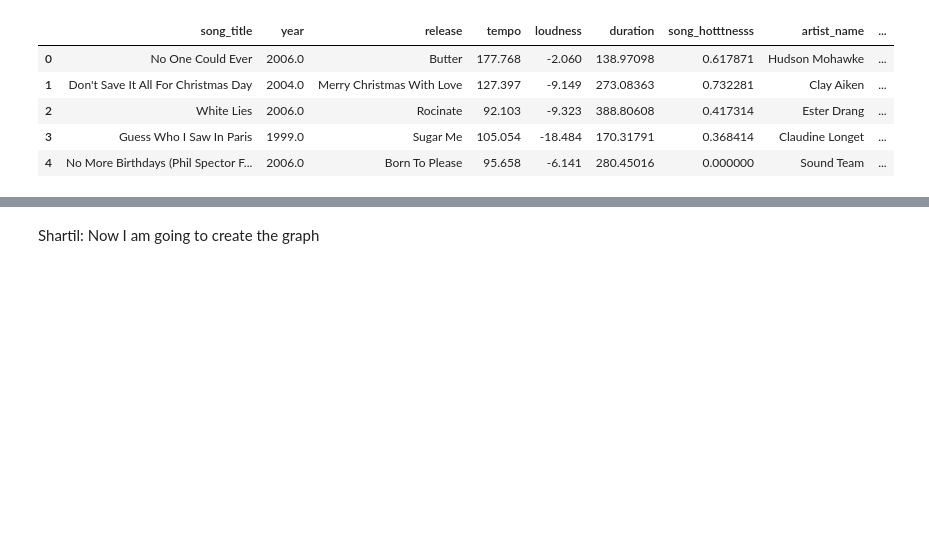
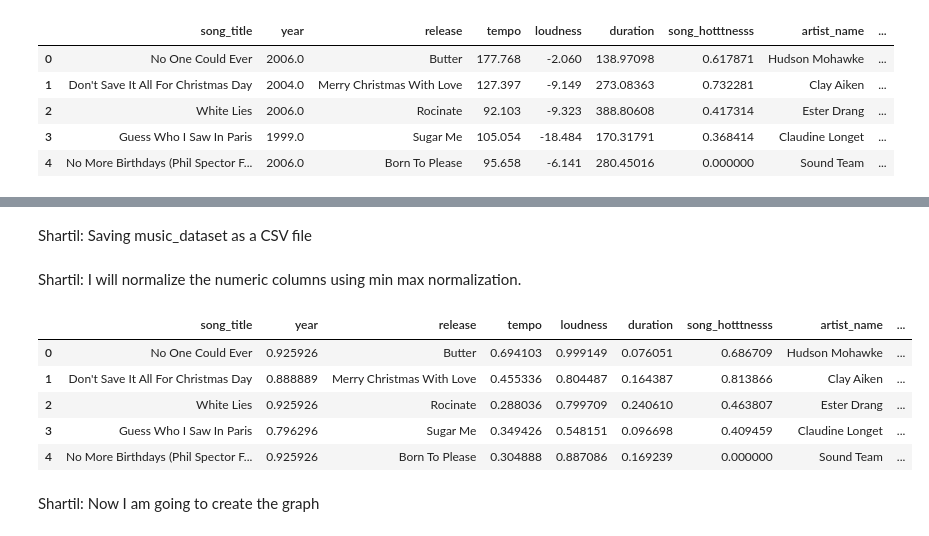
Before and after one commit to mega5800/Music-Recommendation-System, a Jupyter notebook: Code/experimental_code.ipynb, the cells around one changed output, grey strips where cells are left out. Saved outputs shown, nothing was run; the diff lists cells and outputs as text; code cells hidden in the pictures; blank space fills up the shorter version.

```diff
--- a/Code/experimental_code.ipynb
+++ b/Code/experimental_code.ipynb
@@ -170,17 +188,17 @@ Shartil: Deleting redundant columns
 # %%
 music_dataset = music_dataset.drop(
     [
-        ARTIST_LATITUDE_COLUMN_NAME,
-        ARTIST_LONGITUDE_COLUMN_NAME,
-        ARTIST_LOCATION_COLUMN_NAME,
-        SONG_ID_COLUMN_NAME,
-        ARTIST_ID_COLUMN_NAME
+        ARTIST_LATITUDE_COLUMN,
+        ARTIST_LONGITUDE_COLUMN,
+        ARTIST_LOCATION_COLUMN,
+        SONG_ID_COLUMN,
+        ARTIST_ID_COLUMN
     ],
     axis=1)
 # %% [markdown]
 Shartil: Deleting all rows with "unknown" as the country value
 # %%
-music_dataset = music_dataset[music_dataset[COUNTRY_COLUMN_NAME] != UNKNOWN_COUNTRY_VALUE]
+music_dataset = music_dataset[music_dataset[COUNTRY_COLUMN] != UNKNOWN_COUNTRY_VALUE]
 # %%
 music_dataset.reset_index(drop=True, inplace=True)
 music_dataset.head()
@@ -206,7 +224,7 @@ print(music_dataset.shape)
 # %% [markdown]
 Shartil: Adding decade column to dataset
 # %%
-music_dataset = music_dataset.assign(decade=lambda row: (row[YEAR_COLUMN_NAME].astype(int) // 10) * 10)
+music_dataset = music_dataset.assign(decade=lambda row: (row[YEAR_COLUMN].astype(int) // 10) * 10)
 music_dataset.head()
 # %% [output]
 |  | song_title | year | release | tempo | loudness | duration | song_hotttnesss | artist_name | ... |
@@ -231,5 +240,9 @@ print(decade_array)
+# %% [markdown]
+Shartil: Saving music_dataset as a CSV file
 # %%
 if not os.path.isdir(MUSIC_DATA_FOLDER_PATH):
     os.mkdir(MUSIC_DATA_FOLDER_PATH)
 
 music_dataset.to_csv(f"{MUSIC_DATA_FOLDER_PATH}/music_dataset.csv", mode='w+')
+# %% [markdown]
+Shartil: I will normalize the numeric columns using min max normalization.
@@ -236,3 +258,17 @@ music_dataset.to_csv(f"{MUSIC_DATA_FOLDER_PATH}/music_dataset.csv", mode='w+')
+# %%
+normalized_music_dataset = music_dataset.copy()
+
+for numeric_column in NUMERIC_COLUMNS_LIST:
+    min_max_normalize_column(normalized_music_dataset, numeric_column)
+# %%
+normalized_music_dataset.head()
+# %% [output]
+|  | song_title | year | release | tempo | loudness | duration | song_hotttnesss | artist_name | ... |
+| 0 | No One Could Ever | 0.925926 | Butter | 0.694103 | 0.999149 | 0.076051 | 0.686709 | Hudson Mohawke | ... |
+| 1 | Don't Save It All For Christmas Day | 0.888889 | Merry Christmas With Love | 0.455336 | 0.804487 | 0.164387 | 0.813866 | Clay Aiken | ... |
+| 2 | White Lies | 0.925926 | Rocinate | 0.288036 | 0.799709 | 0.240610 | 0.463807 | Ester Drang | ... |
+| 3 | Guess Who I Saw In Paris | 0.796296 | Sugar Me | 0.349426 | 0.548151 | 0.096698 | 0.409459 | Claudine Longet | ... |
+| 4 | No More Birthdays (Phil Spector F... | 0.925926 | Born To Please | 0.304888 | 0.887086 | 0.169239 | 0.000000 | Sound Team | ... |
 # %% [markdown]
 Shartil: Now I am going to create the graph
 # %%
```
Also changed, not shown: parts of 14 cells of this notebook.
